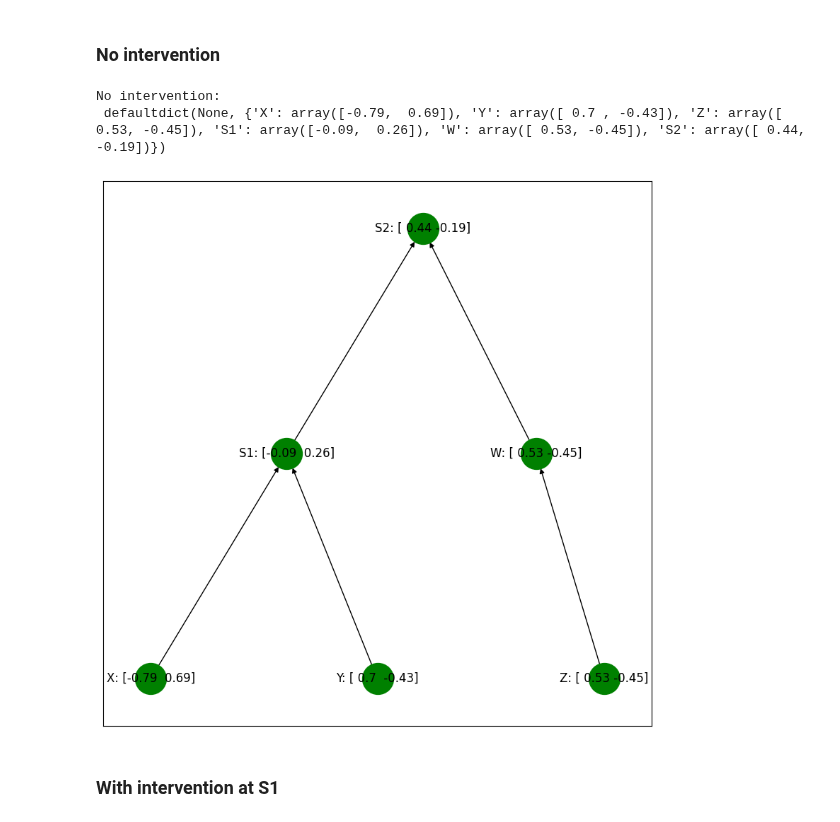
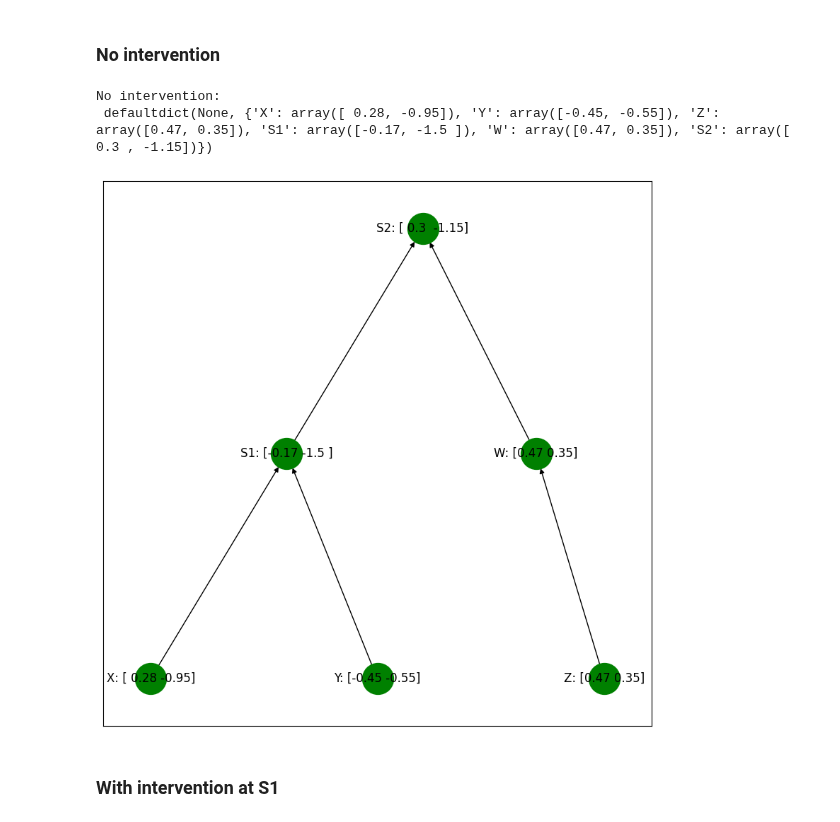
Before and after one commit to tatami-galaxy/Caricatures, a Jupyter notebook: experiments/pyvene/das_sum_of_three.ipynb, the cells around one changed output. Drawn from its saved outputs; the diff is of its cells as text; code cells hidden in the pictures.

```diff
--- a/experiments/pyvene/das_sum_of_three.ipynb
+++ b/experiments/pyvene/das_sum_of_three.ipynb
@@ -100,12 +100,12 @@ Timesteps: {'X': 0, 'Y': 0, 'Z': 0, 'S1': 1, 'W': 1, 'S2': 2}
 # %%
 setting = sum_model.run_forward({'X': reps[0], 'Y': reps[1], 'Z': reps[2]})
 
 print("No intervention:\n", setting, "\n")
-equality_model.print_setting(setting)
+sum_model.print_setting(setting)
 # %% [output]
 No intervention:
- defaultdict(None, {'X': array([-0.79,  0.69]), 'Y': array([ 0.7 , -0.43]), 'Z': array([ 0.53, -0.45]), 'S1': array([-0.09,  0.26]), 'W': array([ 0.53, -0.45]), 'S2': array([ 0.44, -0.19])})
+ defaultdict(None, {'X': array([ 0.28, -0.95]), 'Y': array([-0.45, -0.55]), 'Z': array([0.47, 0.35]), 'S1': array([-0.17, -1.5 ]), 'W': array([0.47, 0.35]), 'S2': array([ 0.3 , -1.15])})
-[figure, old version]
+[figure, new version]
 # %% [markdown]
 ### With intervention at S1
 # %%
```
Also changed, not shown: parts of 7 cells of this notebook, 1 other file.
